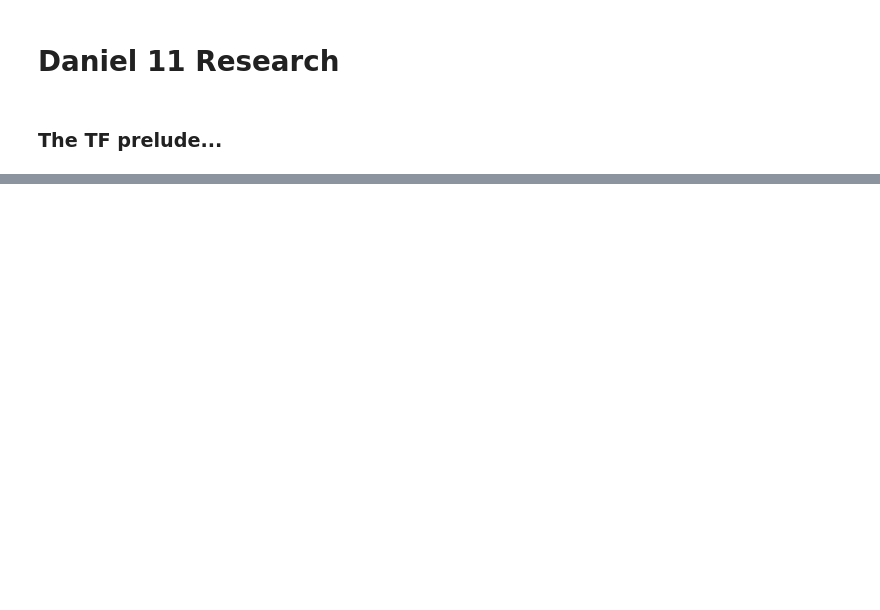
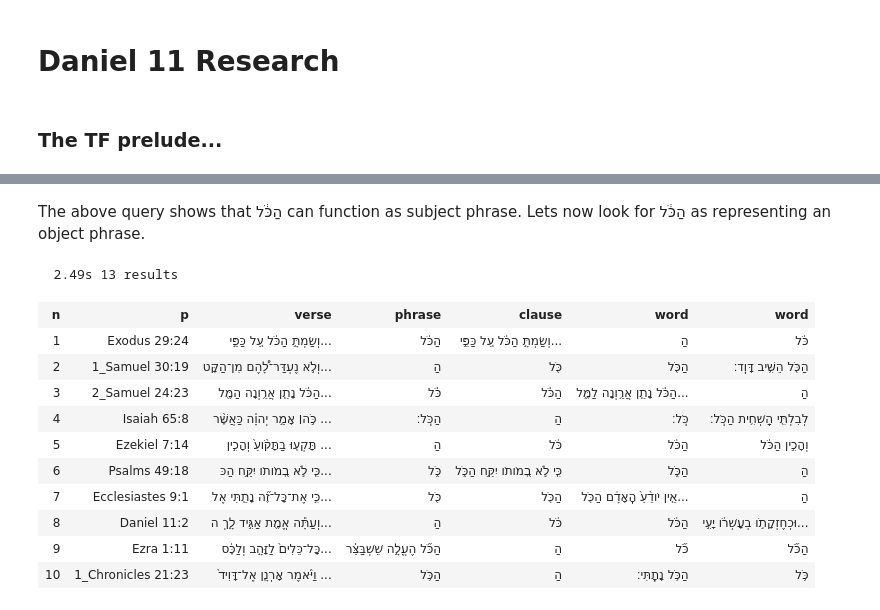
Before and after one commit to oliverglanz/Text-Fabric, a Jupyter notebook: Daniel11/0000_ETCBC-TF_2002-BHS_Daniel11_research_o.glanz_prof-edition.ipynb, the cells around one changed output, grey strips where cells are left out. Saved outputs shown, nothing was run; the diff lists cells and outputs as text; code cells hidden in the pictures; blank space fills up the shorter version.

```diff
--- a/Daniel11/0000_ETCBC-TF_2002-BHS_Daniel11_research_o.glanz_prof-edition.ipynb
+++ b/Daniel11/0000_ETCBC-TF_2002-BHS_Daniel11_research_o.glanz_prof-edition.ipynb
@@ -118,0 +185,28 @@ XXXX (False, frozenset({'prep'}))
+# %% [markdown]
+The above query shows that הַכֹּ֔ל can function as subject phrase.
+Lets now look for הַכֹּ֔ל as representing an object phrase.
+# %%
+HaKwlAsObjectWithoutEt='''
+clause
+    p1:phrase function=Objc
+        w1:word lex=H
+        w2:word lex=KL/
+p1 =: w1
+p1 := w2
+w1 <: w2
+'''
+HaKwlAsObjectWithoutEt  = A.search(HaKwlAsObjectWithoutEt)
+A.table(HaKwlAsObjectWithoutEt, start=1, end=10, condensed=True)
+# %% [output]
+  2.49s 13 results
+| n | p | verse | phrase | clause | word | word |
+| 1 | Exodus 29:24 | וְשַׂמְתָּ֣ הַכֹּ֔ל עַ֚ל כַּפֵּ֣י... | הַכֹּ֔ל | וְשַׂמְתָּ֣ הַכֹּ֔ל עַ֚ל כַּפֵּ֣י... | הַ | כֹּ֔ל |
+| 2 | 1_Samuel 30:19 | וְלֹ֣א נֶעְדַּר־לָ֠הֶם מִן־הַקָּט... | הַ | כֹּ֖ל | הַכֹּ֖ל | הַכֹּ֖ל הֵשִׁ֥יב דָּוִֽד׃ |
+| 3 | 2_Samuel 24:23 | הַכֹּ֗ל נָתַ֛ן אֲרַ֥וְנָה הַמֶּ֖ל... | כֹּ֗ל | הַכֹּ֗ל | הַכֹּ֗ל נָתַ֛ן אֲרַ֥וְנָה לַמֶּ֑ל... | הַ |
+| 4 | Isaiah 65:8 | כֹּ֣ה׀ אָמַ֣ר יְהוָ֗ה כַּאֲשֶׁ֨ר ... | הַכֹּֽל׃ | הַ | כֹּֽל׃ | לְבִלְתִּ֖י הַֽשְׁחִ֥ית הַכֹּֽל׃ |
+| 5 | Ezekiel 7:14 | תָּקְע֤וּ בַתָּקֹ֨ועַ֙ וְהָכִ֣ין ... | הַ | כֹּ֔ל | הַכֹּ֔ל | וְהָכִ֣ין הַכֹּ֔ל |
+| 6 | Psalms 49:18 | כִּ֤י לֹ֣א בְ֭מֹותֹו יִקַּ֣ח הַכּ... | כֹּ֑ל | כִּ֤י לֹ֣א בְ֭מֹותֹו יִקַּ֣ח הַכֹּ֑ל | הַכֹּ֑ל | הַ |
+| 7 | Ecclesiastes 9:1 | כִּ֣י אֶת־כָּל־זֶ֞ה נָתַ֤תִּי אֶל... | כֹּ֖ל | הַכֹּ֖ל | אֵ֤ין יֹודֵ֨עַ֙ הָֽאָדָ֔ם הַכֹּ֖ל... | הַ |
+| 8 | Daniel 11:2 | וְעַתָּ֕ה אֱמֶ֖ת אַגִּ֣יד לָ֑ךְ ה... | הַ | כֹּ֔ל | הַכֹּ֔ל | וּכְחֶזְקָתֹ֣ו בְעָשְׁרֹ֔ו יָעִ֣י... |
+| 9 | Ezra 1:11 | כָּל־כֵּלִים֙ לַזָּהָ֣ב וְלַכֶּ֔ס... | הַכֹּ֞ל הֶעֱלָ֣ה שֵׁשְׁבַּצַּ֗ר | הַ | כֹּ֞ל | הַכֹּ֞ל |
+| 10 | 1_Chronicles 21:23 | וַיֹּ֨אמֶר אָרְנָ֤ן אֶל־דָּוִיד֙ ... | הַכֹּ֥ל | הַ | הַכֹּ֥ל נָתָֽתִּי׃ | כֹּ֥ל |
```
Also changed, not shown: parts of 19 cells of this notebook.
